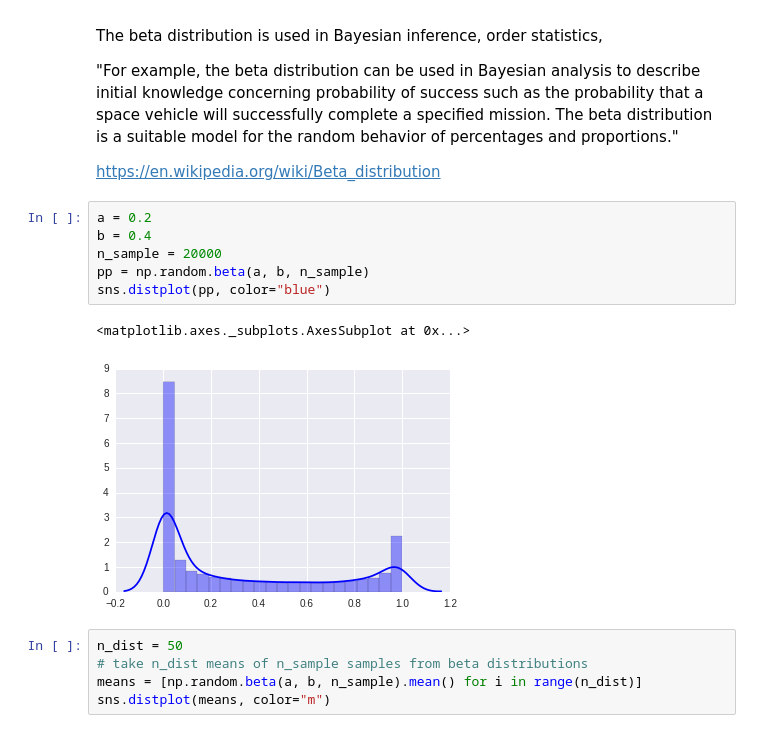
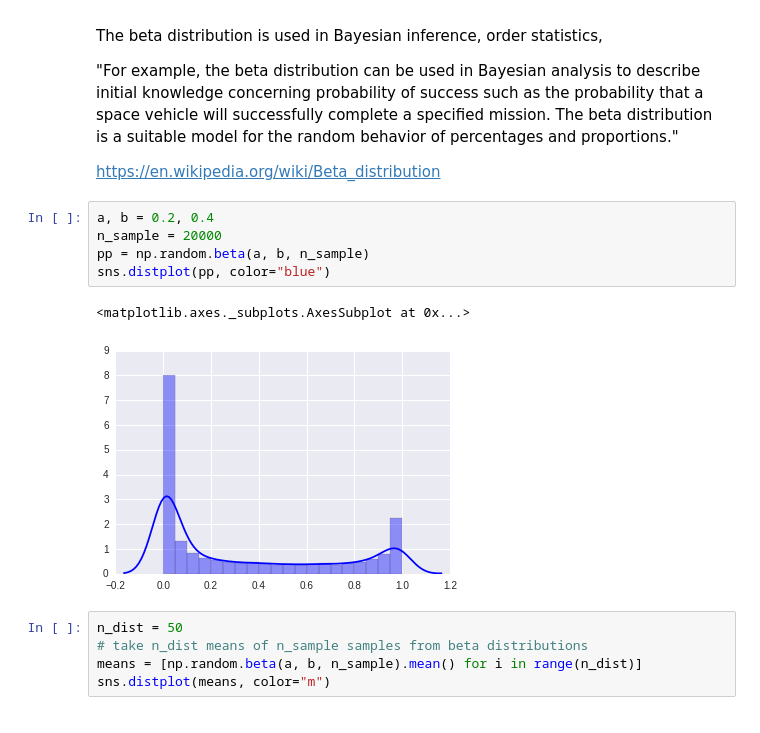
Before and after one commit to matthewmacleod/mkm_notebooks, a Jupyter notebook: ctl.ipynb, the cells around one changed output. Cells and saved outputs as stored; diff of their text form.

```diff
--- a/ctl.ipynb
+++ b/ctl.ipynb
@@ -268,14 +269,13 @@ The beta distribution is used in Bayesian inference, order statistics,
 
 https://en.wikipedia.org/wiki/Beta_distribution
 # %%
-a = 0.2
-b = 0.4
+a, b = 0.2, 0.4
 n_sample = 20000
 pp = np.random.beta(a, b, n_sample)
 sns.distplot(pp, color="blue")
 # %% [output]
 <matplotlib.axes._subplots.AxesSubplot at 0x...>
-[figure, old version]
+[figure, new version]
 # %%
 n_dist = 50
 # take n_dist means of n_sample samples from beta distributions
```
Also changed, not shown: parts of 5 cells of this notebook.
